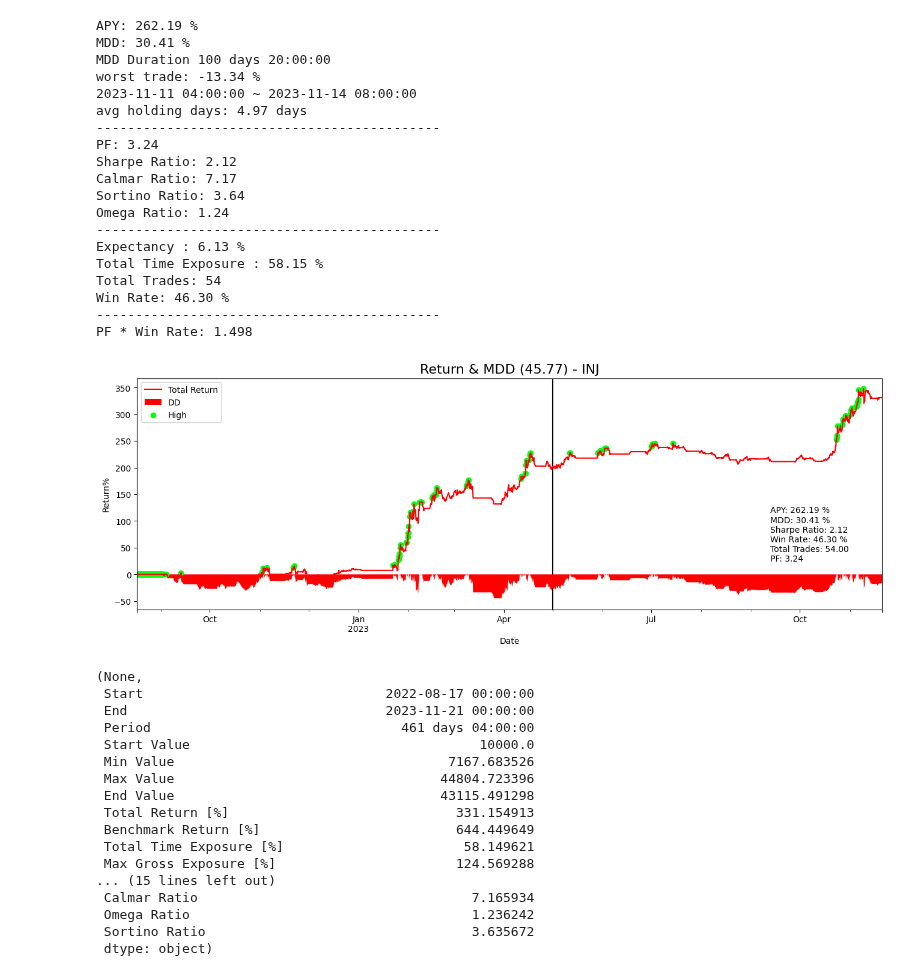
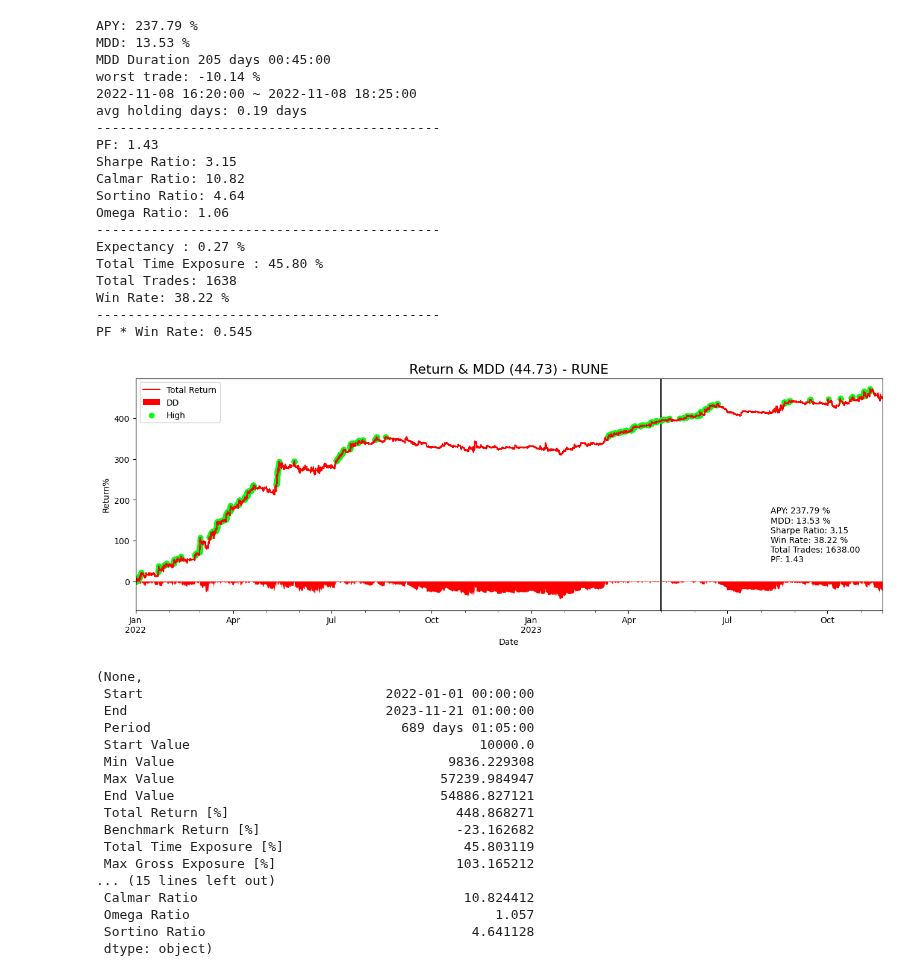
Before and after one commit to JohnsonHsiao/DC_capital_intern, a Jupyter notebook: strategy_research/CTA_TEST/Crypto/ma_triple/bt_lab.ipynb, the cells around one changed output. Cells and saved outputs as stored; diff of their text form; code cells hidden in the pictures.

```diff
--- a/strategy_research/CTA_TEST/Crypto/ma_triple/bt_lab.ipynb
+++ b/strategy_research/CTA_TEST/Crypto/ma_triple/bt_lab.ipynb
@@ -39,68 +39,68 @@ for coin in candidate:
 # %%
 start = '2022-01-01'
 sep = ''
 end = ''
 
 params = {"short_window": 20,
-        "middle_window": 8,
-        "long_window": 56}
+        "middle_window": 52,
+        "long_window": 40}
 
-side = 'long'
-config = {'freq':'4h', 'lag':1, 'fee': 0.0003,'weekend_filter':False}
-coin = 'INJ'
+side = 'both'
+config = {'freq':'5min', 'lag':1, 'fee': 0.0003,'weekend_filter':False}
+coin = 'RUNE'
 
 # 5m : RUNE{"short_window": 20,"middle_window": 56,"long_window": 32}both
 # 5m : RUNE{"short_window": 44,"middle_window": 44,"long_window": 44}long
 # 15m : AVAX{"short_window": 44,"middle_window": 44,"long_window": 44}short
 # 15m : RUNE{"short_window": 12,"middle_window": 12,"long_window": 18}long
 # 1h : INJ{"short_window": 32,"middle_window": 12,"long_window": 56}long
 # 4h : INJ{"short_window": 20,"middle_window": 8,"long_window": 56}long
 
 
 df = df_dict[coin]
 strategy = Strategy(df=df.loc[start:], configs=config)
 _pf = strategy.strategy(side = side,params=params)
 trades = _pf.trades.records_readable
 analyze = Analyzer(strategy)
 # analyze.show_period_analysis(trades)
 analyze.show_pf_analysis(params, side, coin, axv_index=['2023-05-01'])
 # %% [output]
-APY: 262.19 %
-MDD: 30.41 %
-MDD Duration 100 days 20:00:00
-worst trade: -13.34 %
-2023-11-11 04:00:00 ~ 2023-11-14 08:00:00
-avg holding days: 4.97 days
+APY: 237.79 %
+MDD: 13.53 %
+MDD Duration 205 days 00:45:00
+worst trade: -10.14 %
+2022-11-08 16:20:00 ~ 2022-11-08 18:25:00
+avg holding days: 0.19 days
 --------------------------------------------
-PF: 3.24
-Sharpe Ratio: 2.12
-Calmar Ratio: 7.17
-Sortino Ratio: 3.64
-Omega Ratio: 1.24
+PF: 1.43
+Sharpe Ratio: 3.15
+Calmar Ratio: 10.82
+Sortino Ratio: 4.64
+Omega Ratio: 1.06
 --------------------------------------------
-Expectancy : 6.13 %
-Total Time Exposure : 58.15 %
-Total Trades: 54
-Win Rate: 46.30 %
+Expectancy : 0.27 %
+Total Time Exposure : 45.80 %
+Total Trades: 1638
+Win Rate: 38.22 %
 --------------------------------------------
-PF * Win Rate: 1.498
+PF * Win Rate: 0.545
-[figure, old version]
+[figure, new version]
 (None,
- Start                               2022-08-17 00:00:00
- End                                 2023-11-21 00:00:00
- Period                                461 days 04:00:00
+ Start                               2022-01-01 00:00:00
+ End                                 2023-11-21 01:00:00
+ Period                                689 days 01:05:00
  Start Value                                     10000.0
- Min Value                                   7167.683526
- Max Value                                  44804.723396
- End Value                                  43115.491298
- Total Return [%]                             331.154913
- Benchmark Return [%]                         644.449649
- Total Time Exposure [%]                       58.149621
- Max Gross Exposure [%]                       124.569288
+ Min Value                                   9836.229308
+ Max Value                                  57239.984947
+ End Value                                  54886.827121
+ Total Return [%]                             448.868271
+ Benchmark Return [%]                         -23.162682
+ Total Time Exposure [%]                       45.803119
+ Max Gross Exposure [%]                       103.165212
 ... (15 lines left out)
- Calmar Ratio                                   7.165934
- Omega Ratio                                    1.236242
- Sortino Ratio                                  3.635672
+ Calmar Ratio                                  10.824412
+ Omega Ratio                                       1.057
+ Sortino Ratio                                  4.641128
  dtype: object)
 # %%
 import warnings
```
Also changed, not shown: parts of 1 cell of this notebook, 16 other files.
